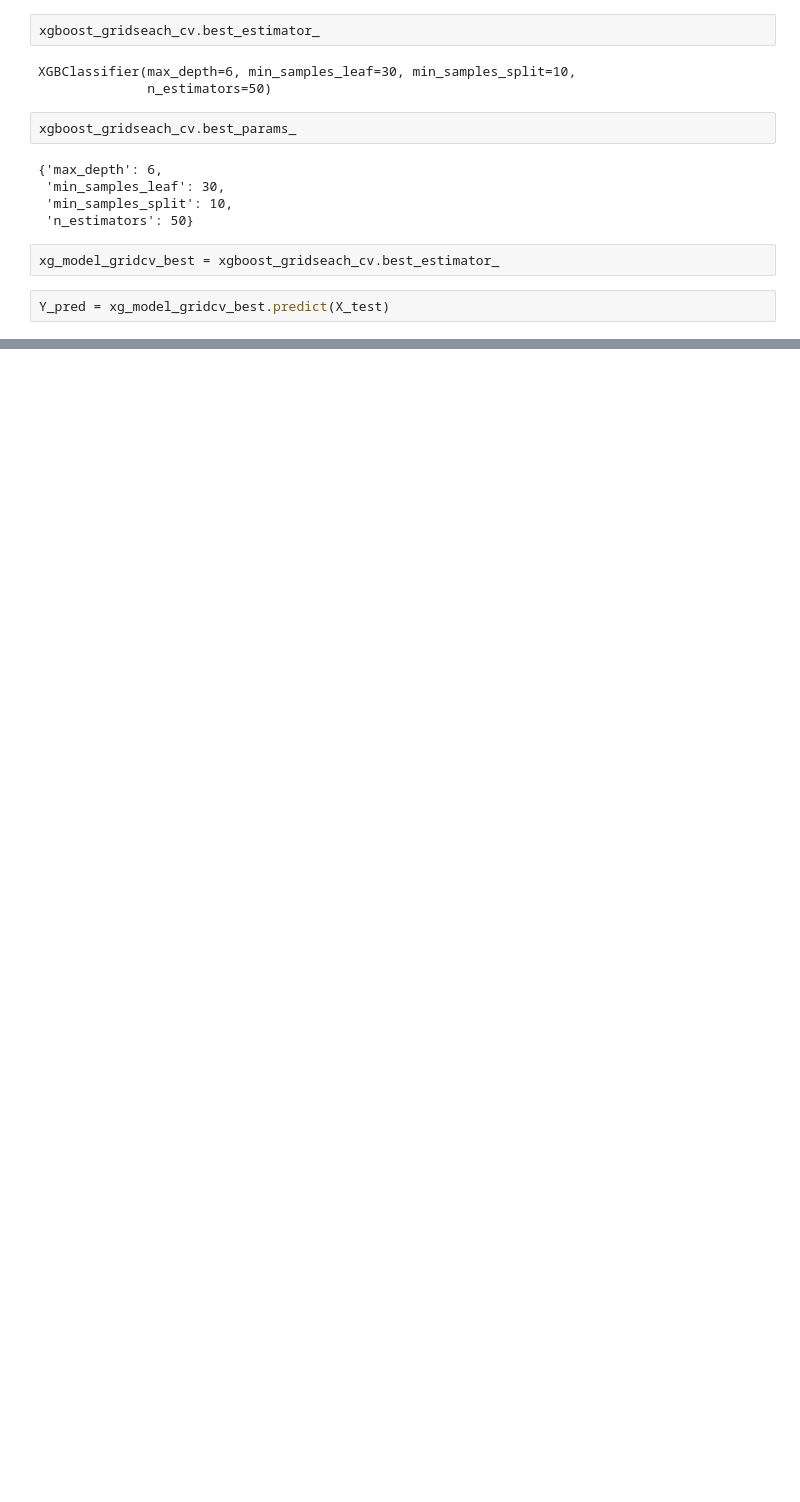
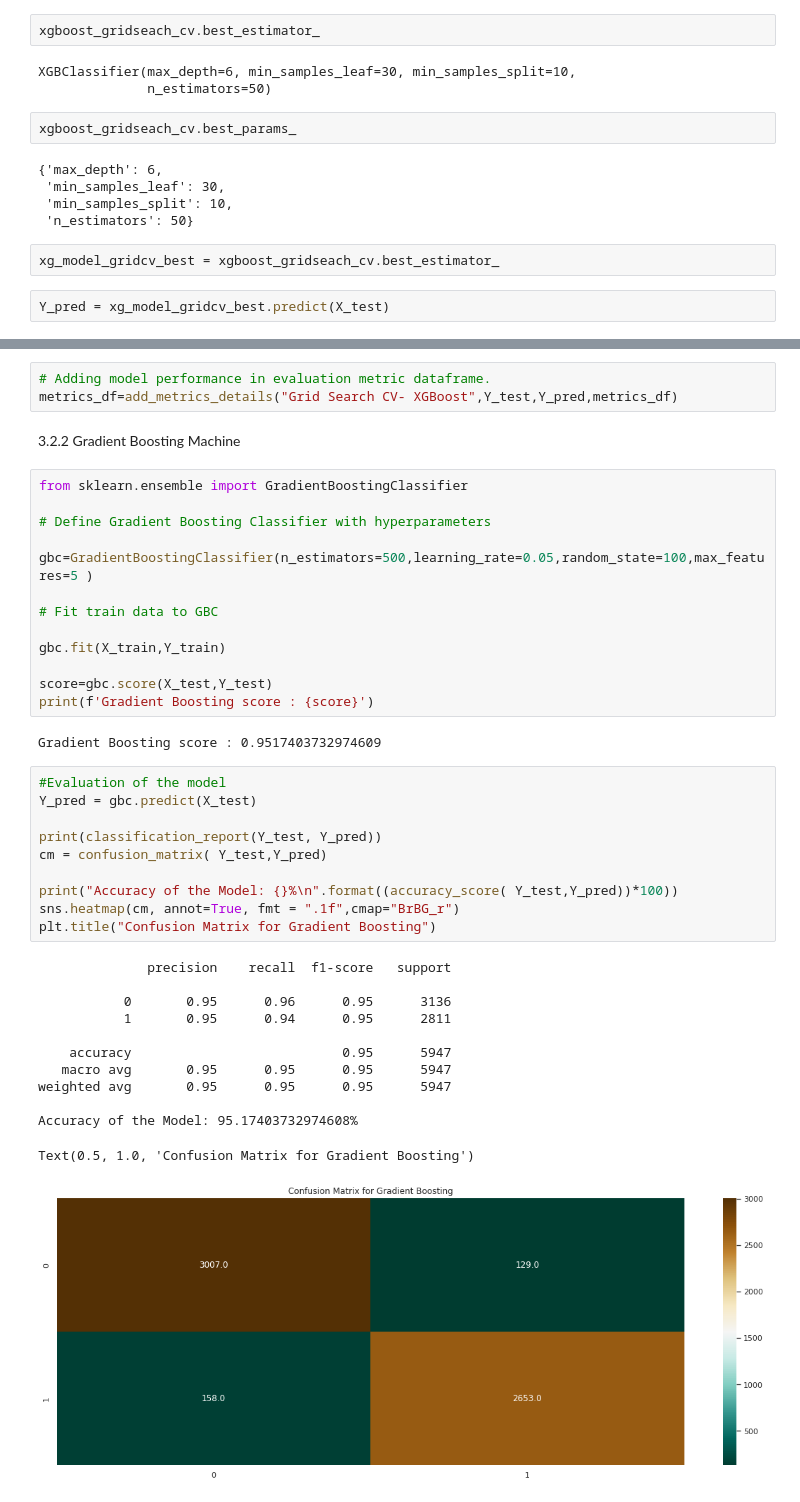
Before and after one commit to Mahima2208/Airline_Passenger_Referal_Prediction_Classification, a Jupyter notebook: AIRLINE_PASSENGER_REFERAL_PREDICTION_CLASSIFICATION.ipynb, the cells around one changed output, grey strips where cells are left out. Cells and saved outputs as stored; diff of their text form; blank space fills up the shorter version.

```diff
--- a/AIRLINE_PASSENGER_REFERAL_PREDICTION_CLASSIFICATION.ipynb
+++ b/AIRLINE_PASSENGER_REFERAL_PREDICTION_CLASSIFICATION.ipynb
@@ -813,3 +815,46 @@ weighted avg       0.95      0.95      0.95      5947
 Accuracy of the Model: 95.39263494198755%
 Text(0.5, 1.0, 'Confusion Matrix for XGBoost')
 [figure]
+# %%
+# Adding model performance in evaluation metric dataframe.
+metrics_df=add_metrics_details("Grid Search CV- XGBoost",Y_test,Y_pred,metrics_df)
+# %% [markdown]
+3.2.2 Gradient Boosting Machine
+# %%
+from sklearn.ensemble import GradientBoostingClassifier
+
+# Define Gradient Boosting Classifier with hyperparameters
+
+gbc=GradientBoostingClassifier(n_estimators=500,learning_rate=0.05,random_state=100,max_features=5 )
+
+# Fit train data to GBC
+
+gbc.fit(X_train,Y_train)
+
+score=gbc.score(X_test,Y_test)
+print(f'Gradient Boosting score : {score}')
+# %% [output]
+Gradient Boosting score : 0.9517403732974609
+# %%
+#Evaluation of the model
+Y_pred = gbc.predict(X_test)
+
+print(classification_report(Y_test, Y_pred))
+cm = confusion_matrix( Y_test,Y_pred)
+
+print("Accuracy of the Model: {}%\n".format((accuracy_score( Y_test,Y_pred))*100))
+sns.heatmap(cm, annot=True, fmt = ".1f",cmap="BrBG_r")
+plt.title("Confusion Matrix for Gradient Boosting")
+# %% [output]
+              precision    recall  f1-score   support
+
+           0       0.95      0.96      0.95      3136
+           1       0.95      0.94      0.95      2811
+
+    accuracy                           0.95      5947
+   macro avg       0.95      0.95      0.95      5947
+weighted avg       0.95      0.95      0.95      5947
+
+Accuracy of the Model: 95.17403732974608%
+Text(0.5, 1.0, 'Confusion Matrix for Gradient Boosting')
+[figure, added]
```
Also changed, not shown: parts of 38 cells of this notebook.
